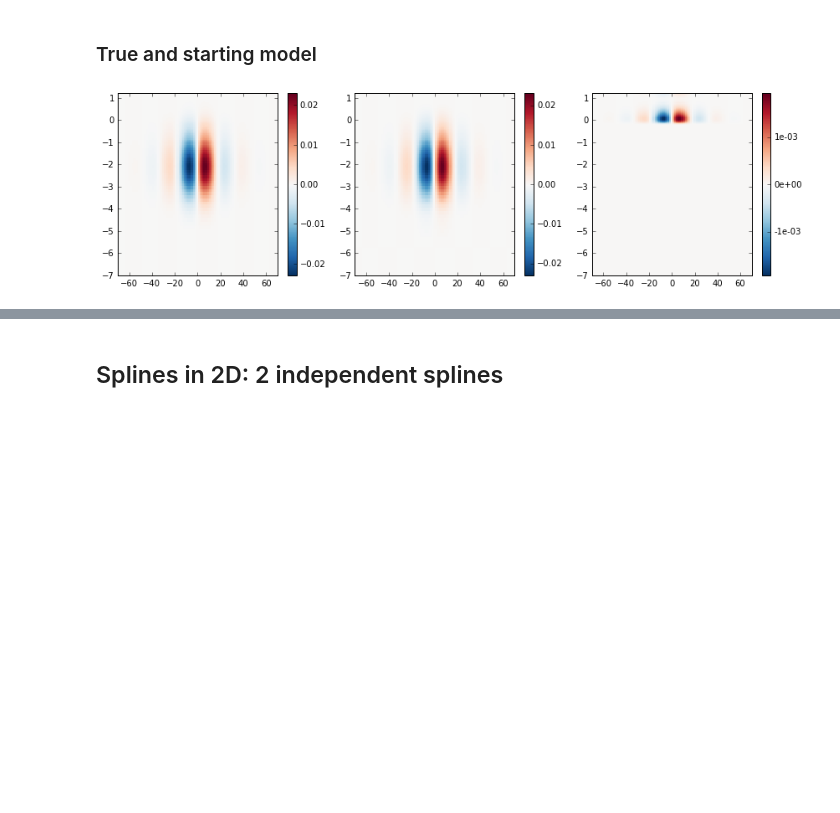
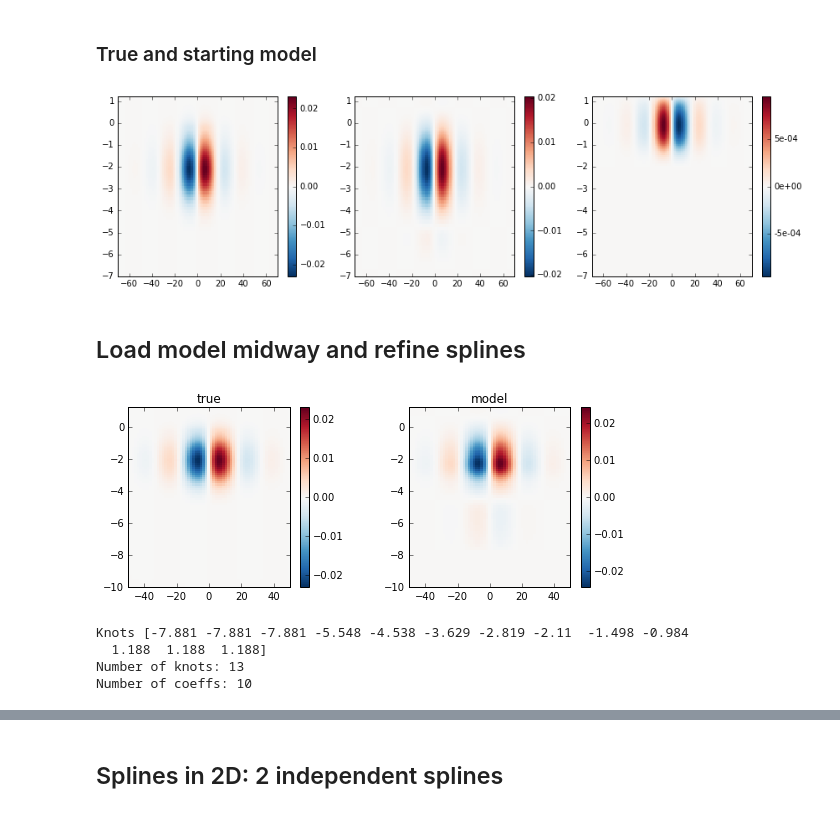
Before and after one commit to jishnub/sparc_flows, a Jupyter notebook: Supergranule_Spline.ipynb, the cells around one changed output, grey strips where cells are left out. Drawn from its saved outputs; the diff is of its cells as text; code cells hidden in the pictures; blank space fills up the shorter version.

```diff
--- a/Supergranule_Spline.ipynb
+++ b/Supergranule_Spline.ipynb
@@ -153,15 +175,6 @@ plt.axvline(deep_z_cutoff,color="black",ls="dotted");
 # %% [markdown]
 ### True and starting model
 # %%
-def coeff_to_model(tck_z):
-    f0_x = np.sign(x)*j1(kDH13*abs(x))*np.exp(-abs(x)/RDH13)
-    f0_x_max = f0_x.max()
-    f0_x/=f0_x_max
-
-    h_z=interpolate.splev(z,tck_z,ext=1)
-
-    return f0_x[None,:]*h_z[:,None]
-
 psi_spline = coeff_to_model((tz1D,cz1D_top+cz1D_bottom,kz))
 psi_spline_surf = coeff_to_model((tz1D,cz1D_top,kz))
 plotc.colorplot(psi_true,x=x,y=z,xr=[-70,70],yr=[-7,None],centerzero=True,sp=131);
@@ -170,7 +183,7 @@ plotc.colorplot(psi_spline_surf,x=x,y=z,xr=[-70,70],yr=[-7,None],centerzero=True
 plt.gcf().set_size_inches(12,3.5)
 plt.tight_layout()
 # %% [output]
-[figure, old version]
+[figure, new version]
 # %%
 import read_params
 import warnings
@@ -187,3 +201,40 @@ with warnings.catch_warnings():
                    os.path.join(datadir,"model_psi_ls00_coeffs_start.npz"))
     np.savez(os.path.join(datadir,"true_psi_coeffs.npz"),tz=tz1D,kz=kz,
         cz_top=cz1D_top,cz_bot=cz1D_bottom,c_surf_cutoff=c_surf_cutoff,z_cutoff = z_cutoff)
+# %% [markdown]
+## Load model midway and refine splines
+# %%
+datadir = read_params.get_directory()
+psi_model = np.squeeze(pyfits.getdata(os.path.join(datadir,"model_psi_ls00.fits")))
+# %%
+gl = plotc.gridlist(1,2)
+plotc.colorplot(psi_true,x=x,y=z,yr=[-10,None],xr=[-50,50],sp=next(gl),centerzero=True);
+plt.title("true")
+
+plotc.colorplot(psi_model-psi_model[0,0],x=x,y=z,yr=[-10,None],xr=[-50,50],sp=next(gl),centerzero=True);
+plt.title("model")
+
+plt.tight_layout()
+
+plt.gcf().set_size_inches(8,3);
+# %% [output]
+[figure, added]
+# %%
+psi_spline = psi_true[z>z_cutoff,nx_max]
+tz1D_1e4,cz1D_true_1e4,kz=interpolate.splrep(zspline.flatten(),psi_spline.flatten(),k=2,s=1e-4)
+tz1D_1e5,cz1D_true_1e5,kz=interpolate.splrep(zspline.flatten(),psi_spline.flatten(),k=2,s=1e-5)
+np.set_printoptions(precision=3)
+print("Knots",tz1D_1e5)
+print("Number of knots:",tz1D_1e5.size)
+print("Number of coeffs:",tz1D_1e5.size-kz-1)
+
+psi_spline = psi_model[z>z_cutoff,nx_max]-psi_model[0,0]
+_,cz1D_model_1e4,_ = interpolate.splrep(zspline.flatten(),psi_spline.flatten(),k=2,
+                                                 s=1e-4,task=-1,t=tz1D_1e4[3:-3])
+_,cz1D_model_1e5,_ = interpolate.splrep(zspline.flatten(),psi_spline.flatten(),k=2,
+                                                 s=1e-5,task=-1,t=tz1D_1e5[3:-3])
+# %% [output]
+Knots [-7.881 -7.881 -7.881 -5.548 -4.538 -3.629 -2.819 -2.11  -1.498 -0.984
+  1.188  1.188  1.188]
+Number of knots: 13
+Number of coeffs: 10
```
Also changed, not shown: parts of 13 cells of this notebook, 7 other files.
